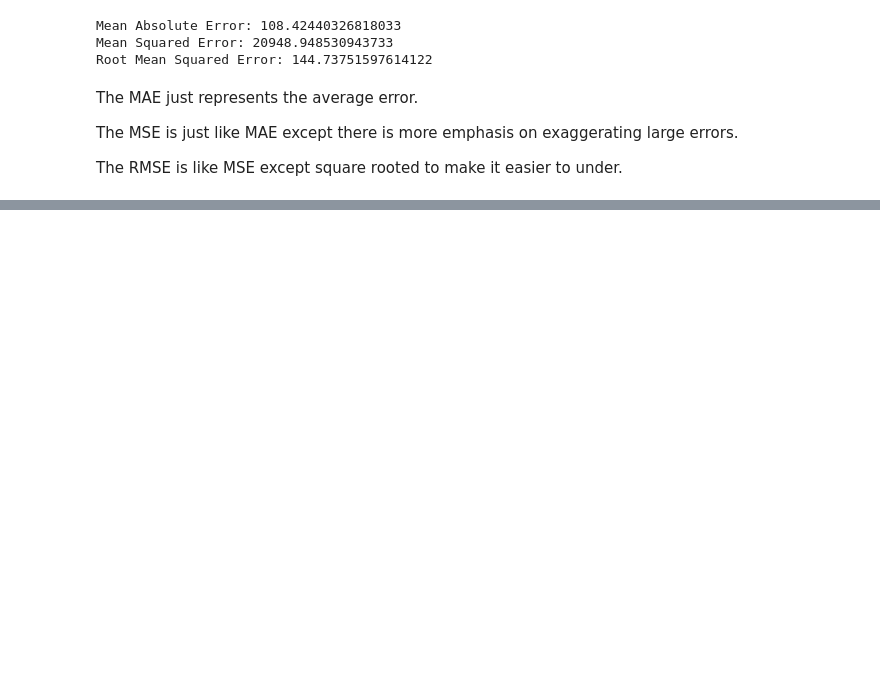
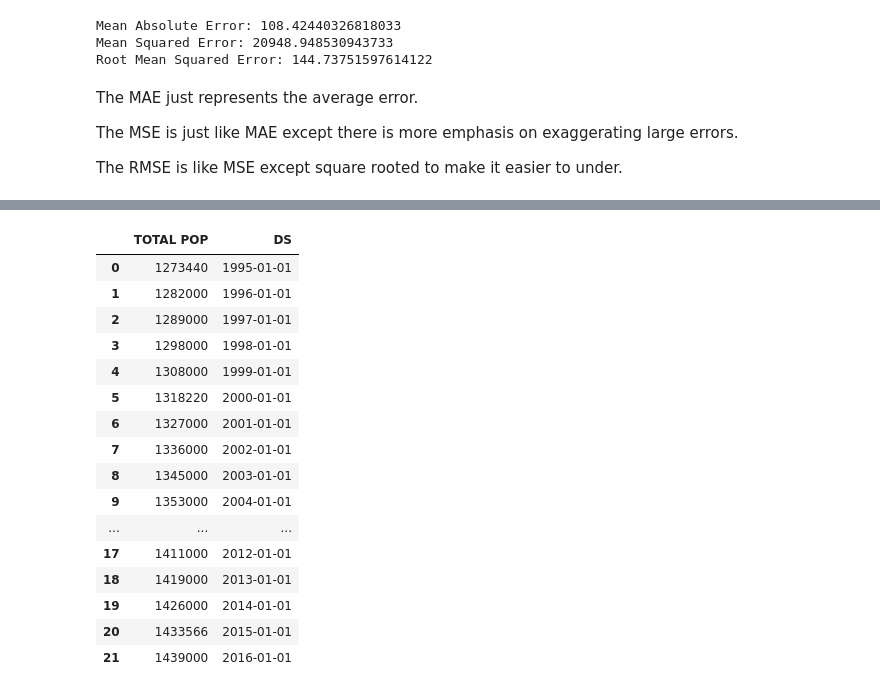
Before and after one commit to 9cLUNA/Okinawa-Population, a Jupyter notebook: oki_pop.ipynb, the cells around one changed output, grey strips where cells are left out. Saved outputs shown, nothing was run; the diff lists cells and outputs as text; code cells hidden in the pictures; blank space fills up the shorter version.

```diff
--- a/oki_pop.ipynb
+++ b/oki_pop.ipynb
@@ -341,8 +340,8 @@ y_pred = regressor.predict(X_test)
 # %% [markdown]
 Now we'll make a new dataframe to compare the test to the prediction for the y variable, or in our case, Deaths.
 # %%
-df = pd.DataFrame({'Actual': y_test.flatten(), 'Predicted': y_pred.flatten()})
-df
+df_nu = pd.DataFrame({'Actual': y_test.flatten(), 'Predicted': y_pred.flatten()})
+df_nu
 # %% [output]
 |  | Actual | Predicted |
 | 0 | 11326 | 11286.060118 |
@@ -378,0 +395,2 @@ The RMSE is like MSE except square rooted to make it easier to under.
+# %%
+nudf = df[['YEAR', 'TOTAL POP']].copy()
@@ -378,0 +407,2 @@ The RMSE is like MSE except square rooted to make it easier to under.
+# %%
+nudf['DS'] = pd.to_datetime(nudf['YEAR'], format='%Y')
@@ -378,0 +418,20 @@ The RMSE is like MSE except square rooted to make it easier to under.
+# %%
+nudf.drop(columns=['YEAR'])
+# %% [output]
+|  | TOTAL POP | DS |
+| 0 | 1273440 | 1995-01-01 |
+| 1 | 1282000 | 1996-01-01 |
+| 2 | 1289000 | 1997-01-01 |
+| 3 | 1298000 | 1998-01-01 |
+| 4 | 1308000 | 1999-01-01 |
+| 5 | 1318220 | 2000-01-01 |
+| 6 | 1327000 | 2001-01-01 |
+| 7 | 1336000 | 2002-01-01 |
+| 8 | 1345000 | 2003-01-01 |
+| 9 | 1353000 | 2004-01-01 |
+| ... | ... | ... |
+| 17 | 1411000 | 2012-01-01 |
+| 18 | 1419000 | 2013-01-01 |
+| 19 | 1426000 | 2014-01-01 |
+| 20 | 1433566 | 2015-01-01 |
+| 21 | 1439000 | 2016-01-01 |
```
Also changed, not shown: parts of 21 cells of this notebook.
